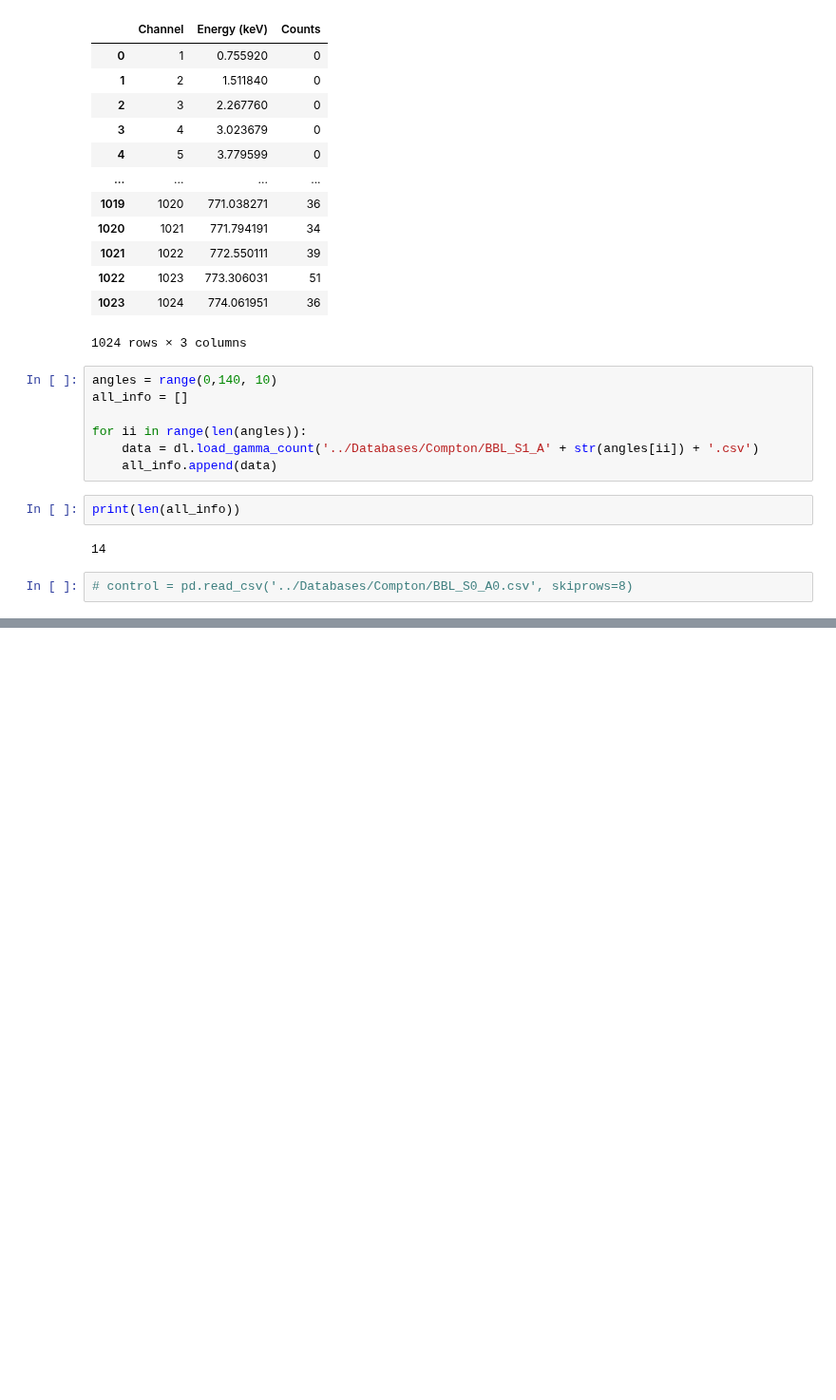
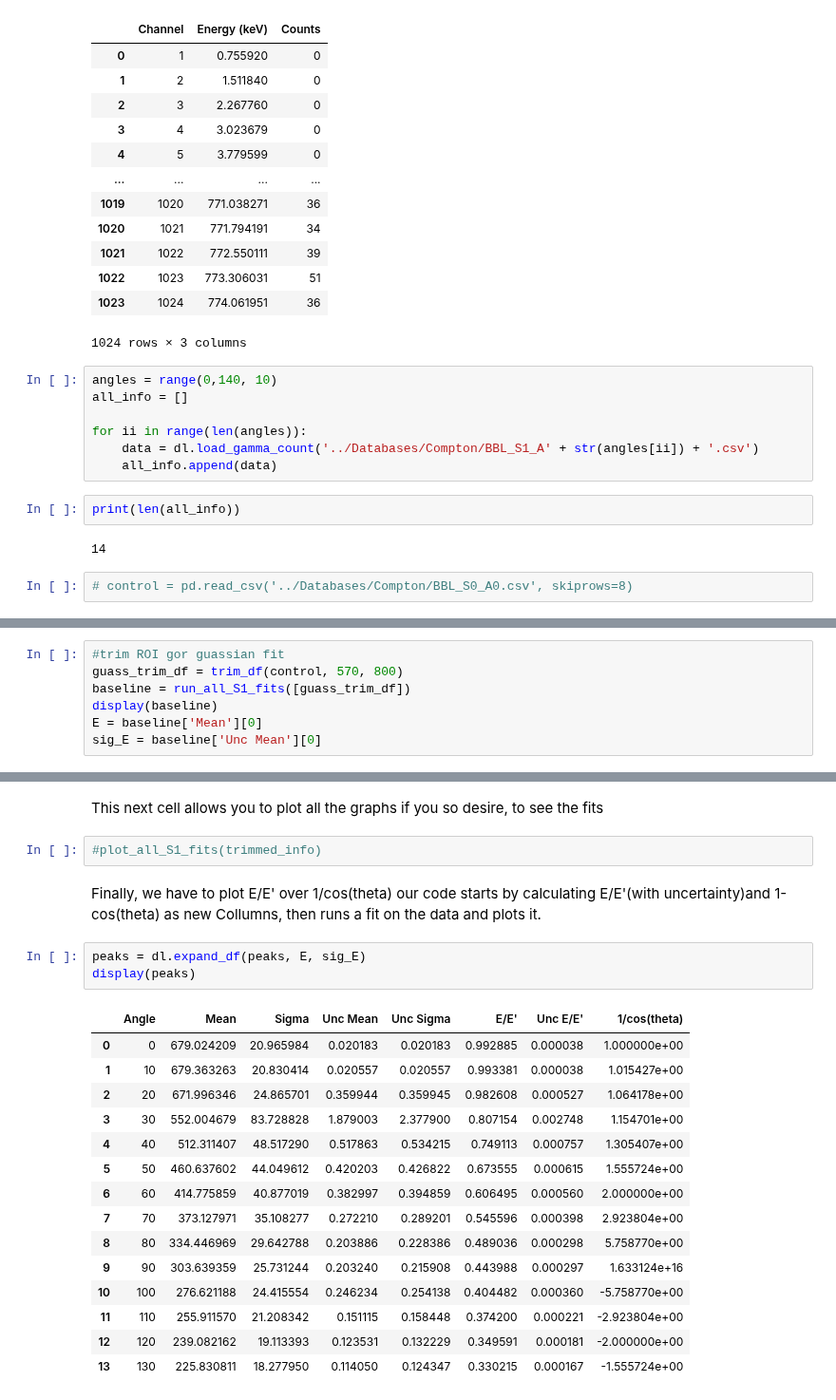
Before and after one commit to Steinburglar/advanced_exp, a Jupyter notebook: FAFO/TestCaseyCompton.ipynb, the cells around one changed output, grey strips where cells are left out. Shown at 95% size. Saved outputs shown, nothing was run; the diff lists cells and outputs as text; blank space fills up the shorter version.

```diff
--- a/FAFO/TestCaseyCompton.ipynb
+++ b/FAFO/TestCaseyCompton.ipynb
@@ -104,3 +98,10 @@ plt.legend()
 plt.show()
 # %% [output]
 [figure]
+# %%
+#trim ROI gor guassian fit
+guass_trim_df = trim_df(control, 570, 800)
+baseline = run_all_S1_fits([guass_trim_df])
+display(baseline)
+E = baseline['Mean'][0]
+sig_E = baseline['Unc Mean'][0]
@@ -127,0 +134,26 @@ display(peaks)
+# %% [markdown]
+This next cell allows you to plot all the graphs if you so desire, to see the fits
+# %%
+#plot_all_S1_fits(trimmed_info)
+# %% [markdown]
+Finally, we have to plot E/E' over 1/cos(theta)
+our code starts by calculating E/E'(with uncertainty)and 1-cos(theta) as new Collumns, then runs a fit on the data and plots it.
+# %%
+peaks = dl.expand_df(peaks, E, sig_E)
+display(peaks)
+# %% [output]
+|  | Angle | Mean | Sigma | Unc Mean | Unc Sigma | E/E' | Unc E/E' | 1/cos(theta) |
+| 0 | 0 | 679.024209 | 20.965984 | 0.020183 | 0.020183 | 0.992885 | 0.000038 | 1.000000e+00 |
+| 1 | 10 | 679.363263 | 20.830414 | 0.020557 | 0.020557 | 0.993381 | 0.000038 | 1.015427e+00 |
+| 2 | 20 | 671.996346 | 24.865701 | 0.359944 | 0.359945 | 0.982608 | 0.000527 | 1.064178e+00 |
+| 3 | 30 | 552.004679 | 83.728828 | 1.879003 | 2.377900 | 0.807154 | 0.002748 | 1.154701e+00 |
+| 4 | 40 | 512.311407 | 48.517290 | 0.517863 | 0.534215 | 0.749113 | 0.000757 | 1.305407e+00 |
+| 5 | 50 | 460.637602 | 44.049612 | 0.420203 | 0.426822 | 0.673555 | 0.000615 | 1.555724e+00 |
+| 6 | 60 | 414.775859 | 40.877019 | 0.382997 | 0.394859 | 0.606495 | 0.000560 | 2.000000e+00 |
+| 7 | 70 | 373.127971 | 35.108277 | 0.272210 | 0.289201 | 0.545596 | 0.000398 | 2.923804e+00 |
+| 8 | 80 | 334.446969 | 29.642788 | 0.203886 | 0.228386 | 0.489036 | 0.000298 | 5.758770e+00 |
+| 9 | 90 | 303.639359 | 25.731244 | 0.203240 | 0.215908 | 0.443988 | 0.000297 | 1.633124e+16 |
+| 10 | 100 | 276.621188 | 24.415554 | 0.246234 | 0.254138 | 0.404482 | 0.000360 | -5.758770e+00 |
+| 11 | 110 | 255.911570 | 21.208342 | 0.151115 | 0.158448 | 0.374200 | 0.000221 | -2.923804e+00 |
+| 12 | 120 | 239.082162 | 19.113393 | 0.123531 | 0.132229 | 0.349591 | 0.000181 | -2.000000e+00 |
+| 13 | 130 | 225.830811 | 18.277950 | 0.114050 | 0.124347 | 0.330215 | 0.000167 | -1.555724e+00 |
```
Also changed, not shown: parts of 4 cells of this notebook, 3 other files.
